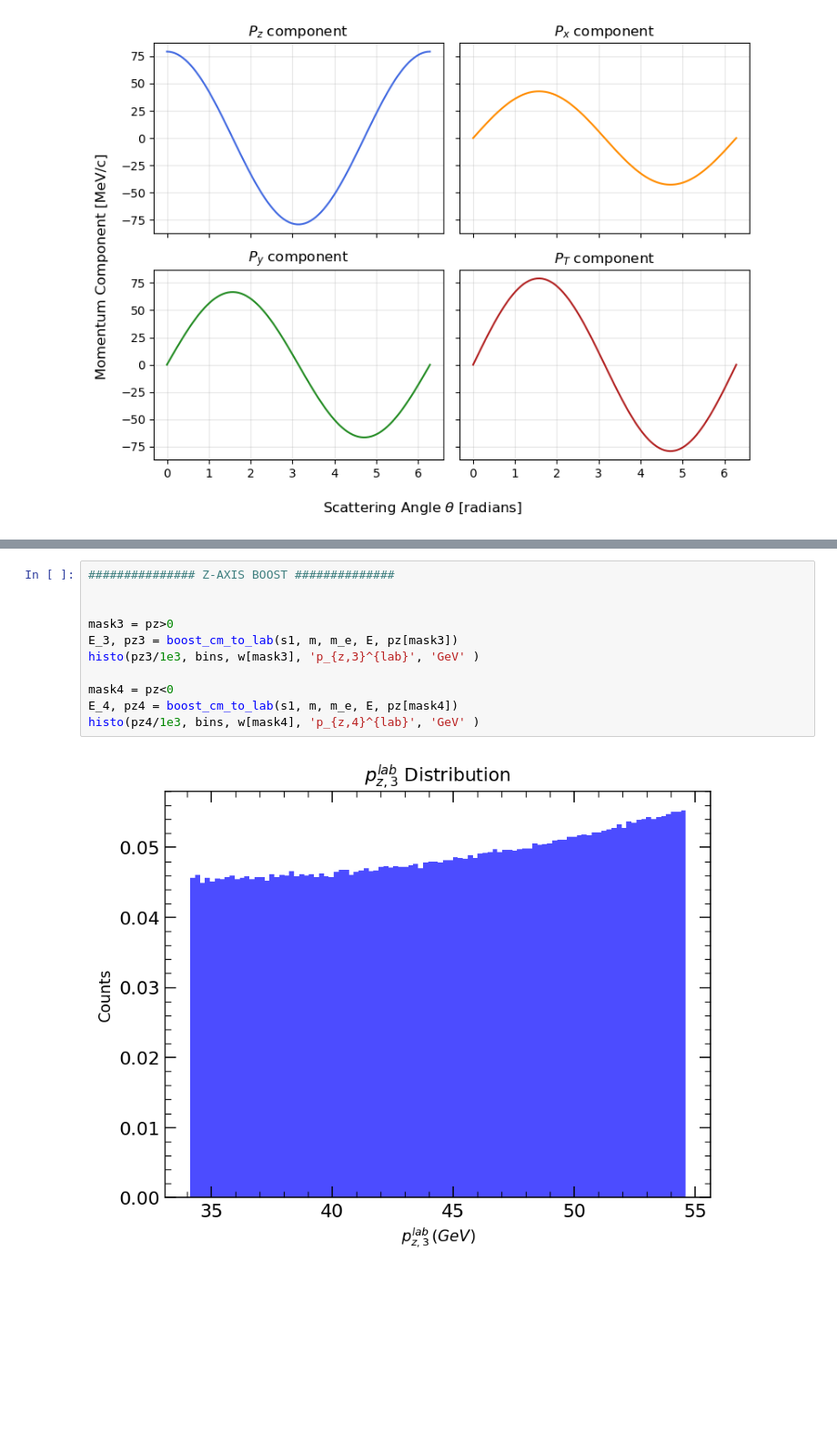
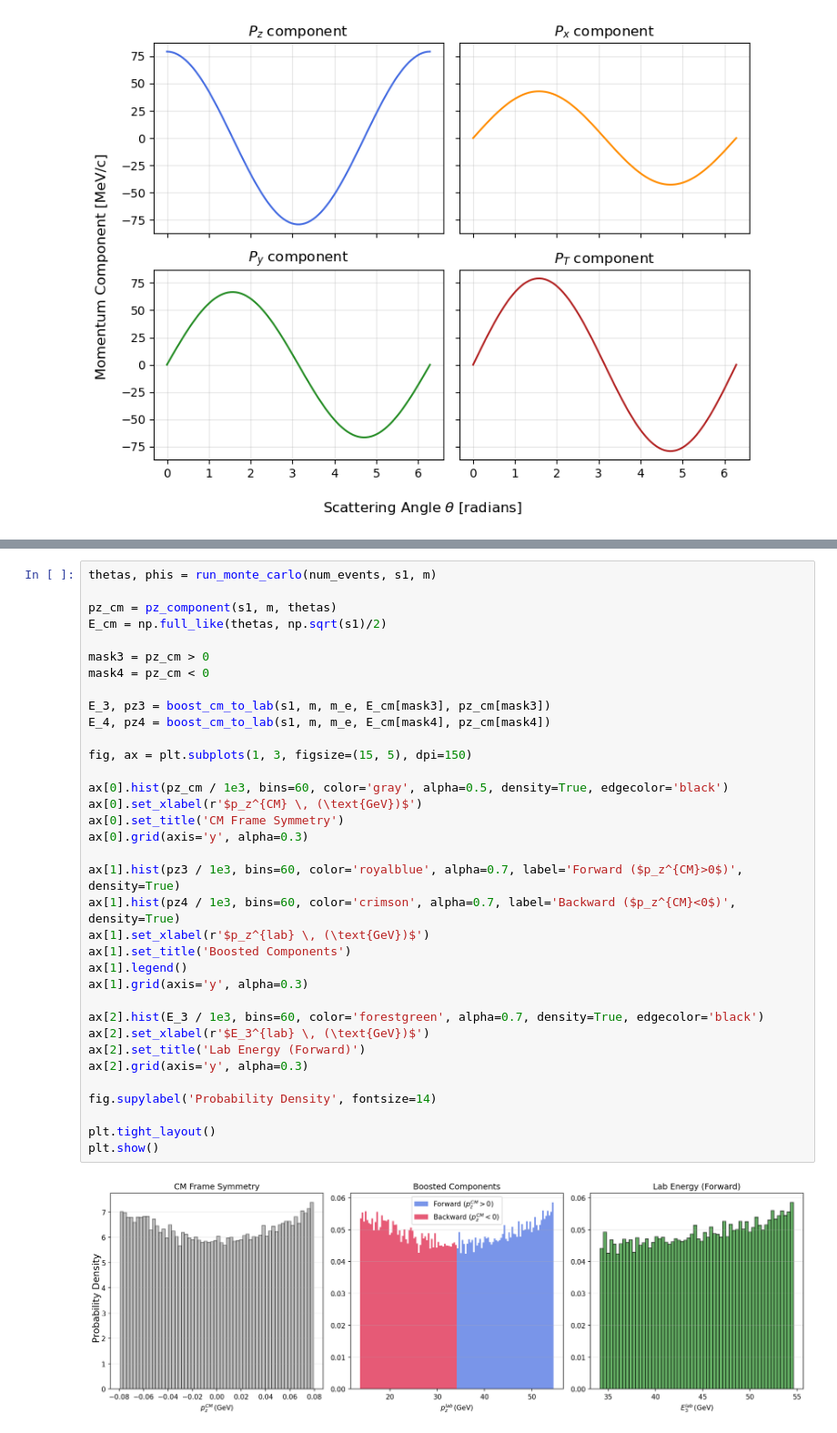
Before and after one commit to EstebanCardenas2001/Simulation-of-a-positron-induced-Muon-Source, a Jupyter notebook: PART1-2.ipynb, the cells around one changed output, grey strips where cells are left out. Shown at 91% size. Saved outputs shown, nothing was run; the diff lists cells and outputs as text; blank space fills up the shorter version.

```diff
--- a/PART1-2.ipynb
+++ b/PART1-2.ipynb
@@ -213,13 +213,37 @@ plt.show()
 # %%
-############### Z-AXIS BOOST ##############
+thetas, phis = run_monte_carlo(num_events, s1, m)
 
+pz_cm = pz_component(s1, m, thetas)
+E_cm = np.full_like(thetas, np.sqrt(s1)/2)
 
-mask3 = pz>0
-E_3, pz3 = boost_cm_to_lab(s1, m, m_e, E, pz[mask3])
-histo(pz3/1e3, bins, w[mask3], 'p_{z,3}^{lab}', 'GeV' )
+mask3 = pz_cm > 0
+mask4 = pz_cm < 0
 
-mask4 = pz<0
-E_4, pz4 = boost_cm_to_lab(s1, m, m_e, E, pz[mask4])
-histo(pz4/1e3, bins, w[mask4], 'p_{z,4}^{lab}', 'GeV' )
+E_3, pz3 = boost_cm_to_lab(s1, m, m_e, E_cm[mask3], pz_cm[mask3])
+E_4, pz4 = boost_cm_to_lab(s1, m, m_e, E_cm[mask4], pz_cm[mask4])
+
+fig, ax = plt.subplots(1, 3, figsize=(15, 5), dpi=150)
+
+ax[0].hist(pz_cm / 1e3, bins=60, color='gray', alpha=0.5, density=True, edgecolor='black')
+ax[0].set_xlabel(r'$p_z^{CM} \, (\text{GeV})$')
+ax[0].set_title('CM Frame Symmetry')
+ax[0].grid(axis='y', alpha=0.3)
+
+ax[1].hist(pz3 / 1e3, bins=60, color='royalblue', alpha=0.7, label='Forward ($p_z^{CM}>0$)', density=True)
+ax[1].hist(pz4 / 1e3, bins=60, color='crimson', alpha=0.7, label='Backward ($p_z^{CM}<0$)', density=True)
+ax[1].set_xlabel(r'$p_z^{lab} \, (\text{GeV})$')
+ax[1].set_title('Boosted Components')
+ax[1].legend()
+ax[1].grid(axis='y', alpha=0.3)
+
+ax[2].hist(E_3 / 1e3, bins=60, color='forestgreen', alpha=0.7, density=True, edgecolor='black')
+ax[2].set_xlabel(r'$E_3^{lab} \, (\text{GeV})$')
+ax[2].set_title('Lab Energy (Forward)')
+ax[2].grid(axis='y', alpha=0.3)
+
+fig.supylabel('Probability Density', fontsize=14)
+
+plt.tight_layout()
+plt.show()
 # %% [output]
-[figure, old version]
+[figure, new version]
```
Also changed, not shown: parts of 3 cells of this notebook.
